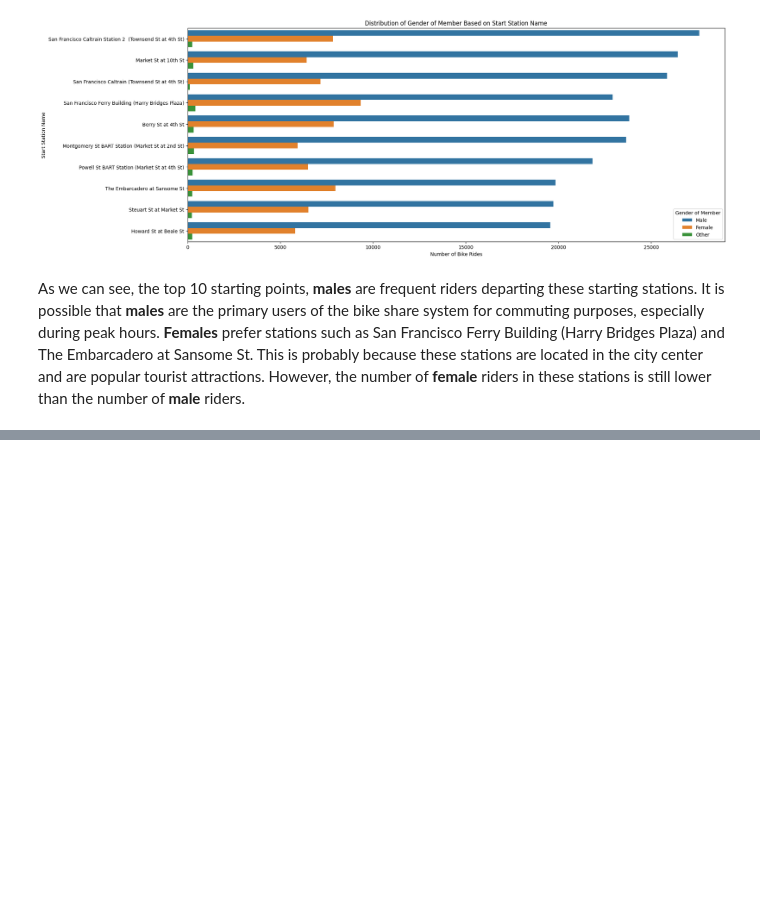
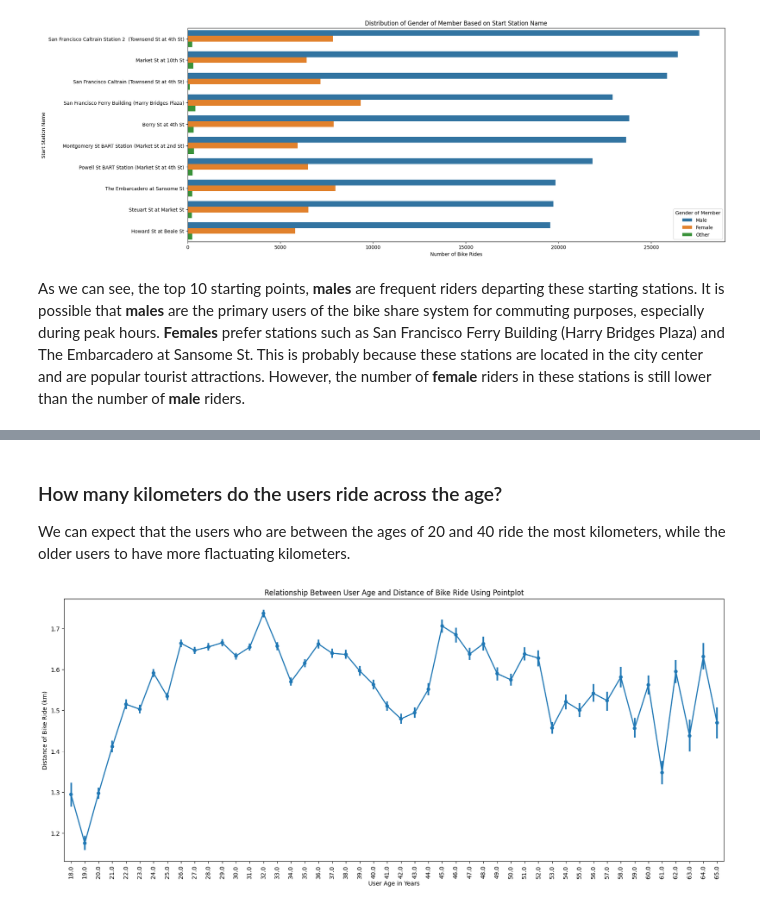
Before and after one commit to kisyular/data-visualization-project, a Jupyter notebook: Part_II_slide_deck.ipynb, the cells around one changed output, grey strips where cells are left out. Drawn from its saved outputs; the diff is of its cells as text; code cells hidden in the pictures; blank space fills up the shorter version.

```diff
--- a/Part_II_slide_deck.ipynb
+++ b/Part_II_slide_deck.ipynb
@@ -131,0 +154,13 @@ As we can see, the top 10 starting points, **males** are frequent riders departi
+# %% [markdown]
+### How many kilometers do the users ride across the age?
+We can expect that the users who are between the ages of 20 and 40 ride the most kilometers, while the older users to have more flactuating kilometers.
+# %%
+# pointplot of `member_age` and `distance`
+plt.figure(figsize=(20, 8))
+sb.pointplot(data=bike_data, x='member_age', y='distance', scale=.7, color=base_color)
+plt.xlabel('User Age in Years')
+plt.ylabel('Distance of Bike Ride (km)')
+plt.title('Relationship Between User Age and Distance of Bike Ride Using Pointplot')
+plt.xticks(rotation=90);
+# %% [output]
+[figure, added]
```
Also changed, not shown: parts of 12 cells of this notebook.
